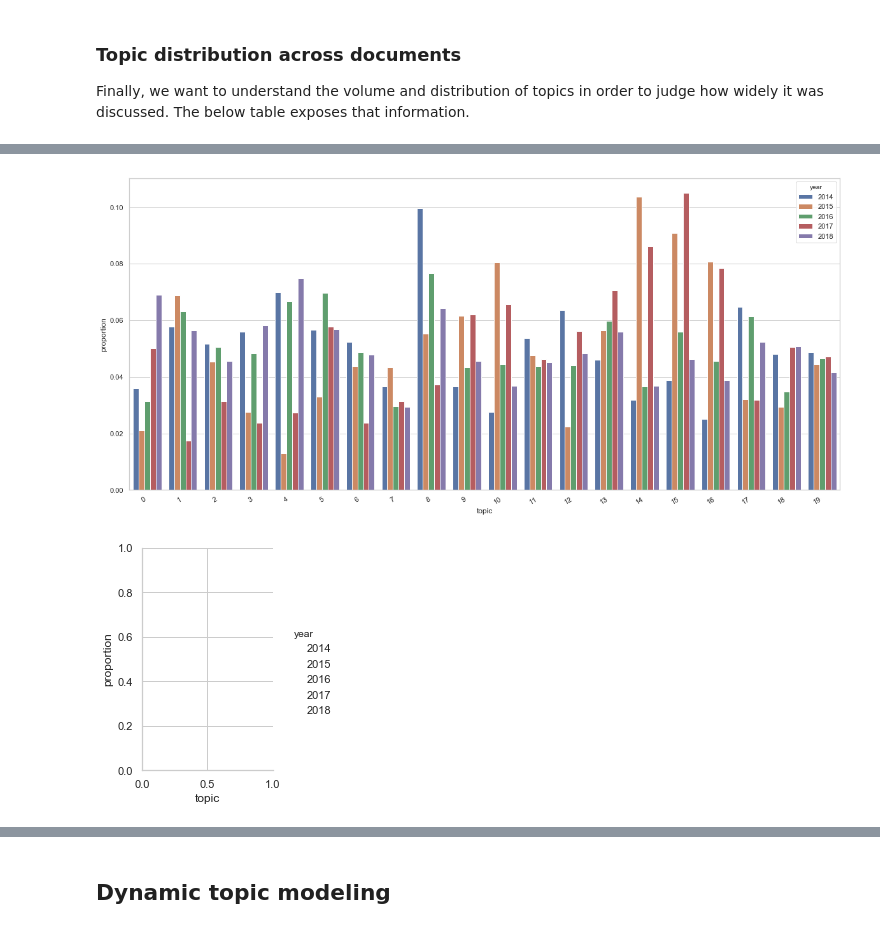
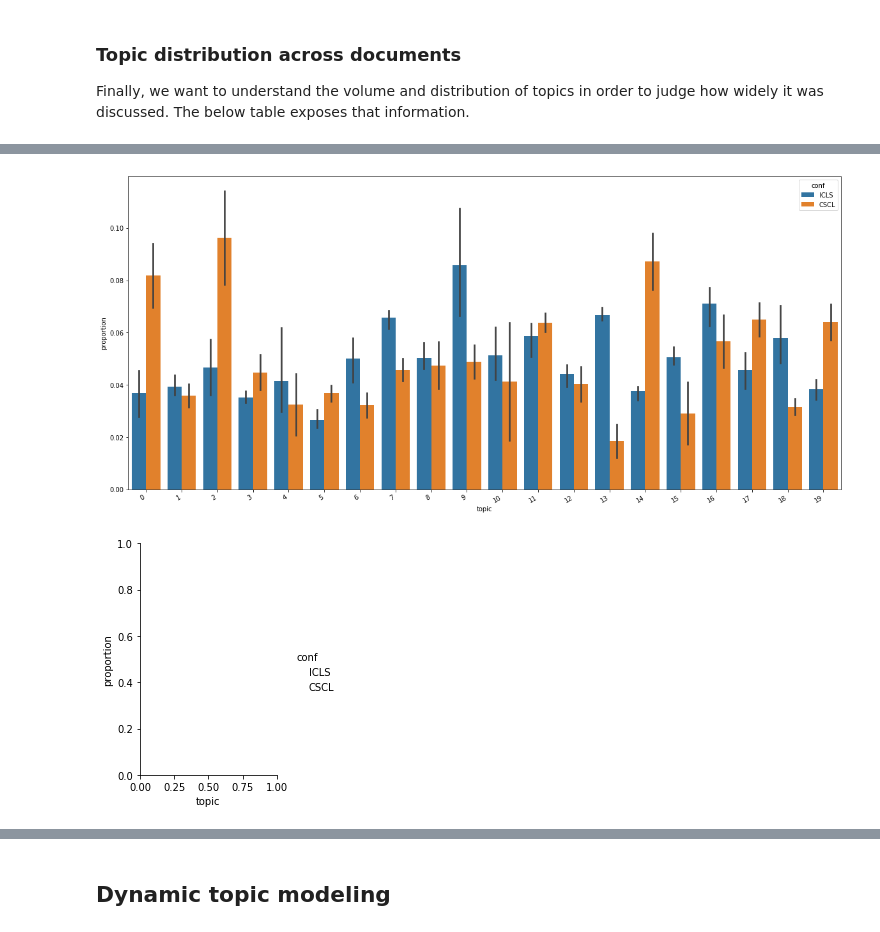
Before and after one commit to sting1000/semester-project, a Jupyter notebook: Topic Modeling.ipynb, the cells around one changed output, grey strips where cells are left out. Saved outputs shown, nothing was run; the diff lists cells and outputs as text; code cells hidden in the pictures.

Commit message:
updata line plot for topic

```diff
--- a/Topic Modeling.ipynb
+++ b/Topic Modeling.ipynb
@@ -569,6 +569,7 @@ def format_topics_sentences(ldamodel, corpus=corpus, texts=contents):
     sent_topics_df = pd.concat([sent_topics_df, contents], axis=1)
     return(sent_topics_df)
 
+optimal_model = gensim.models.wrappers.LdaMallet('./mallet/bin/mallet', corpus=corpus, num_topics=20, id2word=id2word)
 df_topic_sents_keywords = format_topics_sentences(ldamodel=optimal_model, corpus=corpus, texts=contents)
 
 # Format
@@ -650,0 +671,4 @@ df_dominant_topics
+# %%
+#set topic name
+topic_key = pd.DataFrame(sent_topics_sorteddf_mallet.Keywords.apply(lambda x: x.split(',')[0]))
+topic_key
@@ -657,6 +699,7 @@ for n in time_slice:
 # %%
 count_df = pd.DataFrame()
 year = 2014
+year_ini = year
 for t in topic_prop:
     df = pd.DataFrame(t)
     df['year'] = year
@@ -664,9 +707,16 @@ for t in topic_prop:
         df['conf'] = 'CSCL'
     else:
         df['conf'] = 'ICLS'
+
+    df.columns = ['topic', 'proportion','year','conf']
+    if year == year_ini or year == year_ini+1:
+        df['increase'] = 0
+    else:
+        df['increase'] = df['proportion'] - count_df[count_df.year==year-2].proportion
+    df = pd.concat((df, topic_key), axis=1)
     count_df = pd.concat((count_df, df), axis=0)
     year = year + 1
-count_df.columns = ['topic', 'proportion','year','conf']
+count_df.columns = ['topic', 'proportion','year','conf', 'increase', 'topic_name']
 count_df =count_df.reset_index()
 count_df.head()
 # %% [output]
@@ -679,14 +772,15 @@ count_df.head()
 # %%
+#topic proportion comparison between two conf overall
+
 fig,ax = plt.subplots()
-# the size of A4 paper
 fig.set_size_inches(20, 10)
 
-sns.catplot(x="topic", y="proportion",hue='year',
+sns.catplot(x="topic", y="proportion",hue='conf',
                 data=count_df, kind="bar",
                 height=4, aspect=.7,ax = ax)
 
 # figure size in inches
 fig.autofmt_xdate()
 # %% [output]
-[figure, old version]
+[figure, new version]
-[figure, old version]
+[figure, new version]
```
Also changed, not shown: parts of 38 cells of this notebook, 5 other files.
